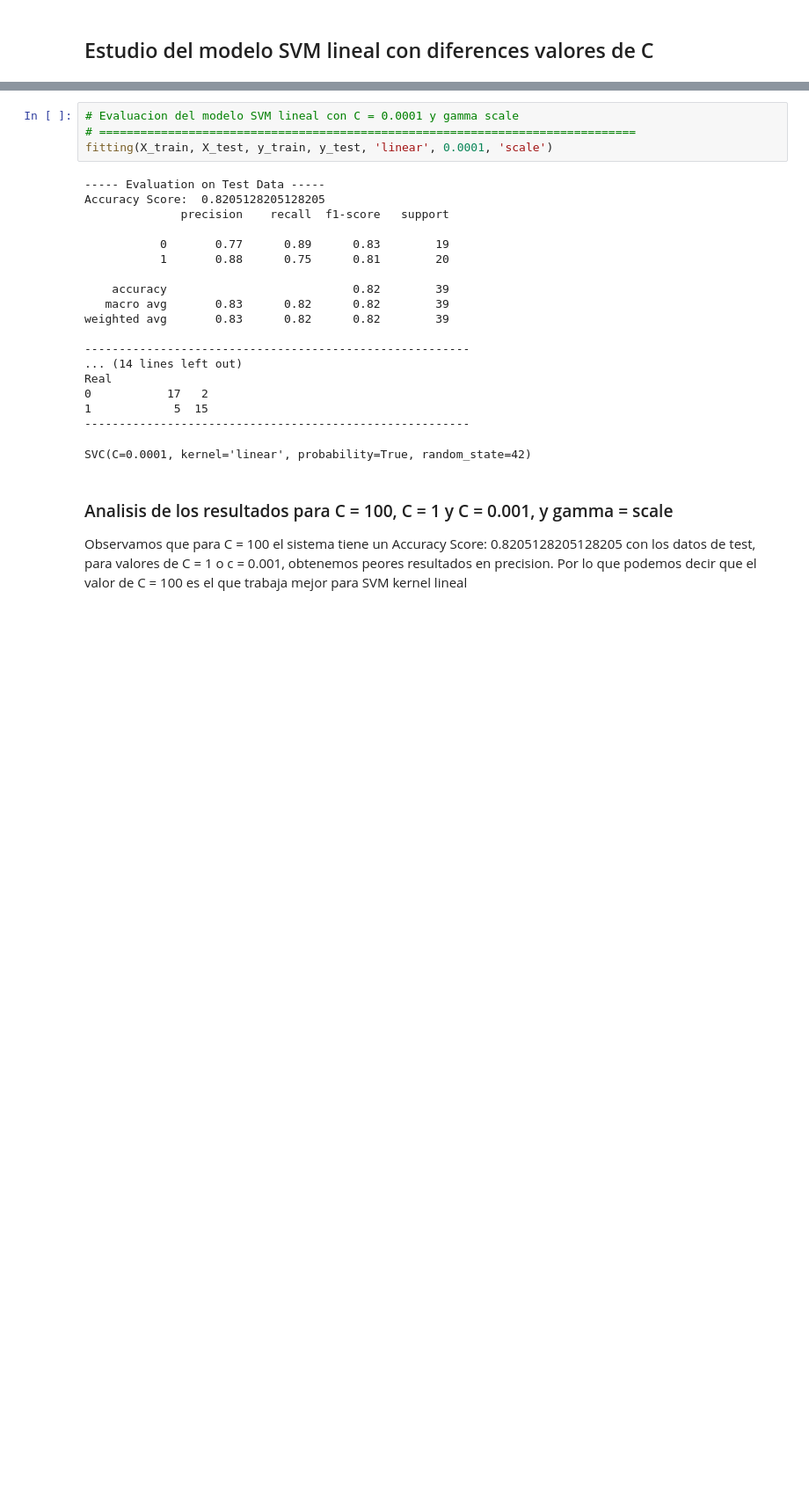
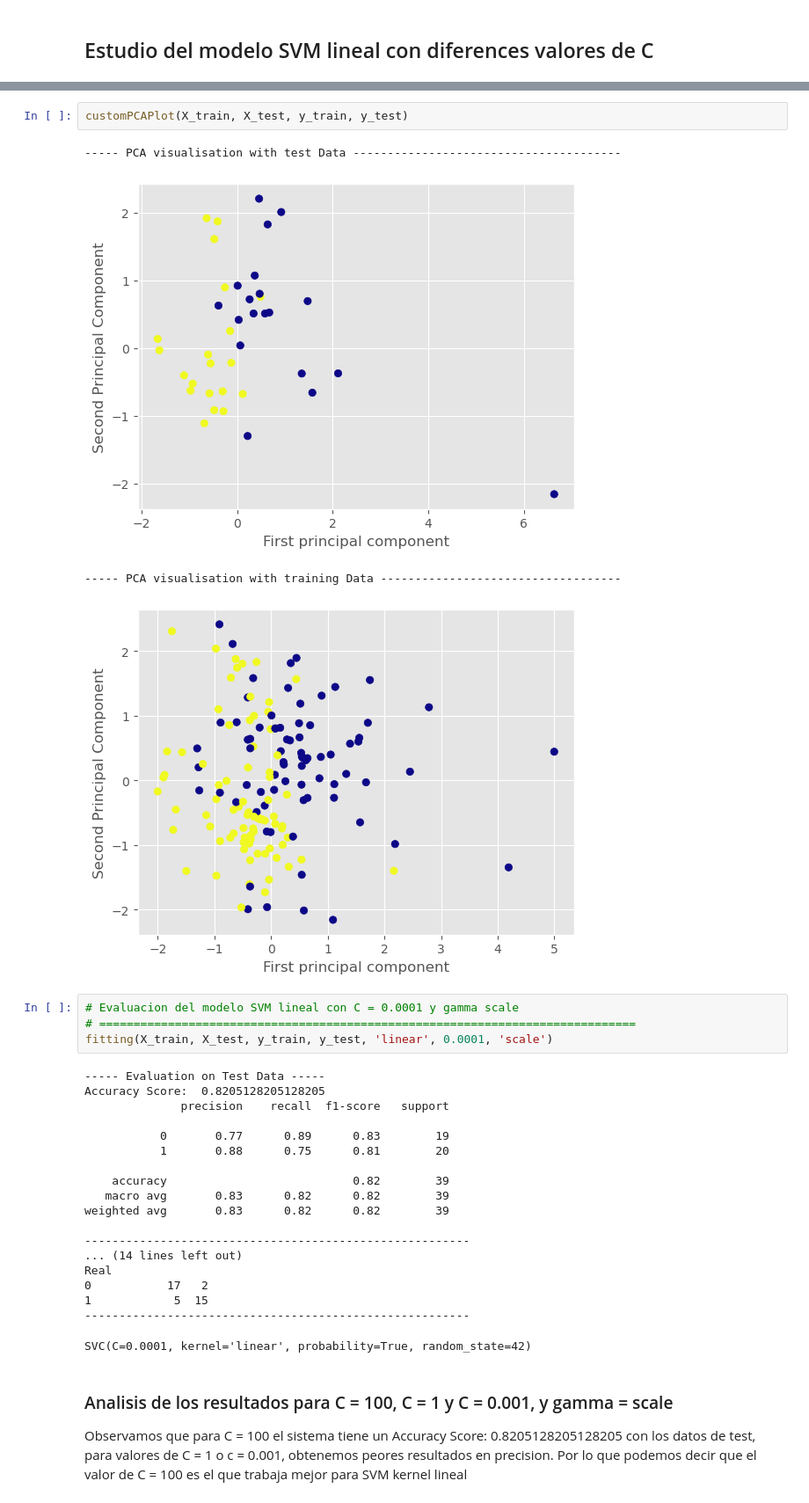
Before and after one commit to eprequejo/lab-py, a Jupyter notebook: ml-actividad-2/ml-actividad-2.ipynb, the cells around one changed output, grey strips where cells are left out. Shown at 88% size. Saved outputs shown, nothing was run; the diff lists cells and outputs as text; blank space fills up the shorter version.

```diff
--- a/ml-actividad-2/ml-actividad-2.ipynb
+++ b/ml-actividad-2/ml-actividad-2.ipynb
@@ -465,5 +520,12 @@ Real
 --------------------------------------------------------
 SVC(C=1, kernel='linear', probability=True, random_state=42)
+# %%
+customPCAPlot(X_train, X_test, y_train, y_test)
+# %% [output]
+----- PCA visualisation with test Data ---------------------------------------
+[figure, added]
+----- PCA visualisation with training Data -----------------------------------
+[figure, added]
 # %%
 # Evaluacion del modelo SVM lineal con C = 0.0001 y gamma scale
 # ==============================================================================
```
Also changed, not shown: parts of 17 cells of this notebook.
